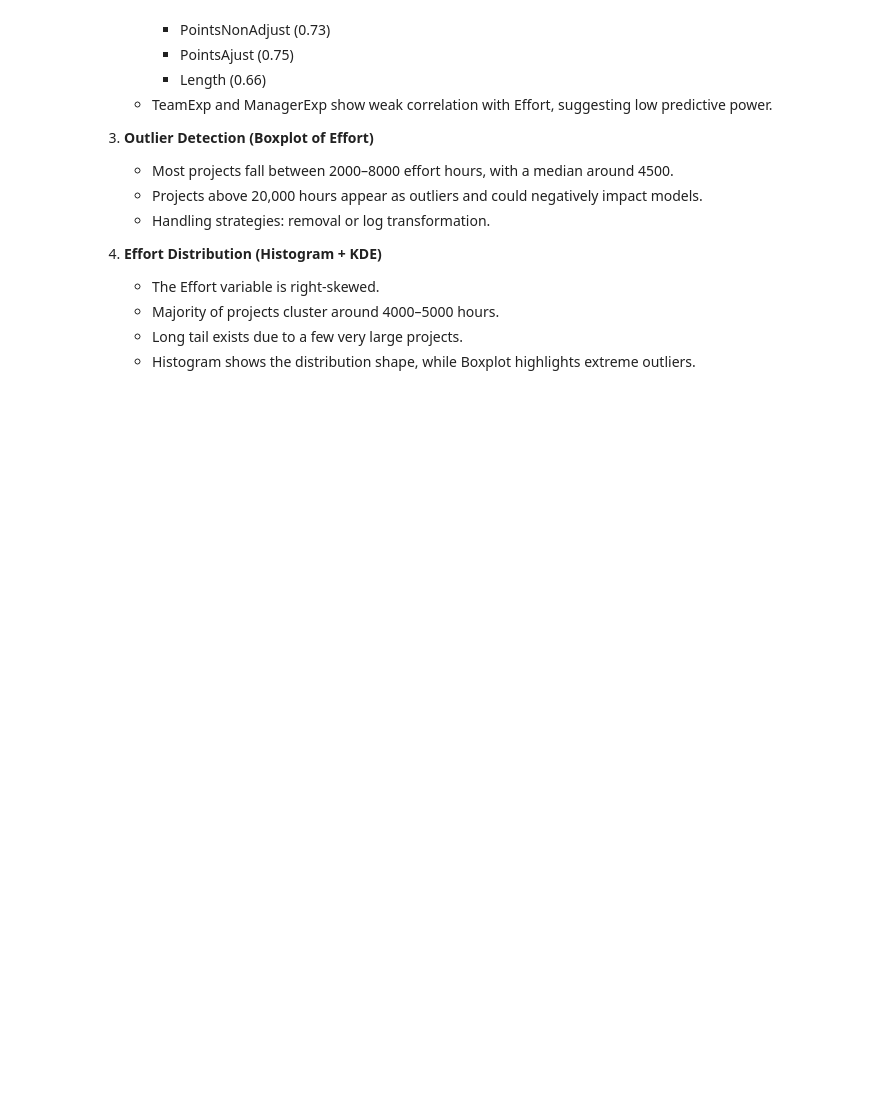
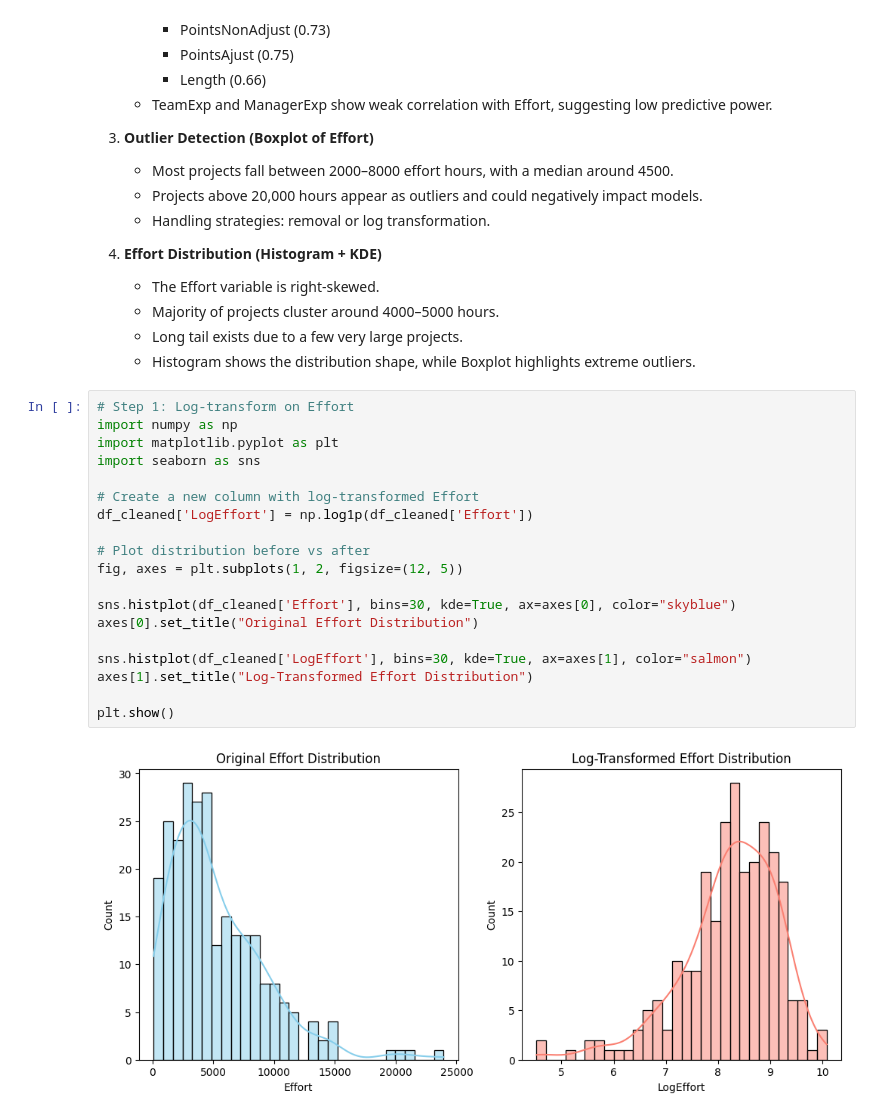
Before and after one commit to Shahbazi-Amir/SmartDevTime, a Jupyter notebook: smartdevtime_project_2.ipynb, the cells around one changed output. Saved outputs shown, nothing was run; the diff lists cells and outputs as text; blank space fills up the shorter version.

Commit message:
log transform

```diff
--- a/smartdevtime_project_2.ipynb
+++ b/smartdevtime_project_2.ipynb
@@ -179,3 +179,24 @@ plt.show()
    - Majority of projects cluster around 4000–5000 hours.
    - Long tail exists due to a few very large projects.
    - Histogram shows the distribution shape, while Boxplot highlights extreme outliers.
+# %%
+# Step 1: Log-transform on Effort
+import numpy as np
+import matplotlib.pyplot as plt
+import seaborn as sns
+
+# Create a new column with log-transformed Effort
+df_cleaned['LogEffort'] = np.log1p(df_cleaned['Effort'])
+
+# Plot distribution before vs after
+fig, axes = plt.subplots(1, 2, figsize=(12, 5))
+
+sns.histplot(df_cleaned['Effort'], bins=30, kde=True, ax=axes[0], color="skyblue")
+axes[0].set_title("Original Effort Distribution")
+
+sns.histplot(df_cleaned['LogEffort'], bins=30, kde=True, ax=axes[1], color="salmon")
+axes[1].set_title("Log-Transformed Effort Distribution")
+
+plt.show()
+# %% [output]
+[figure, added]
```
